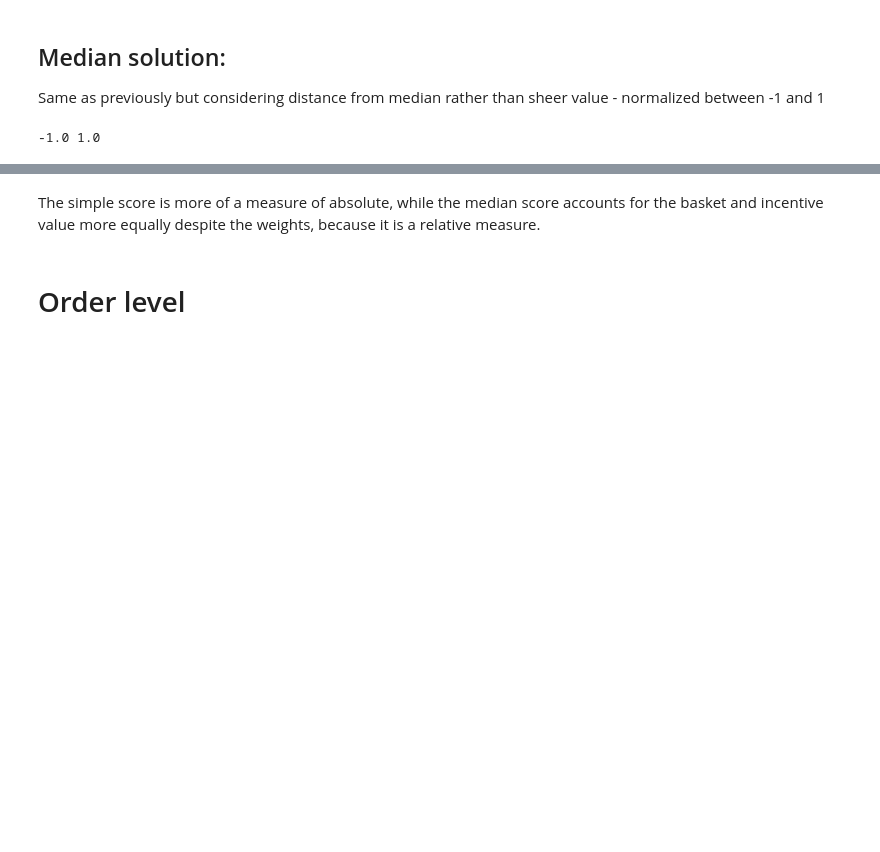
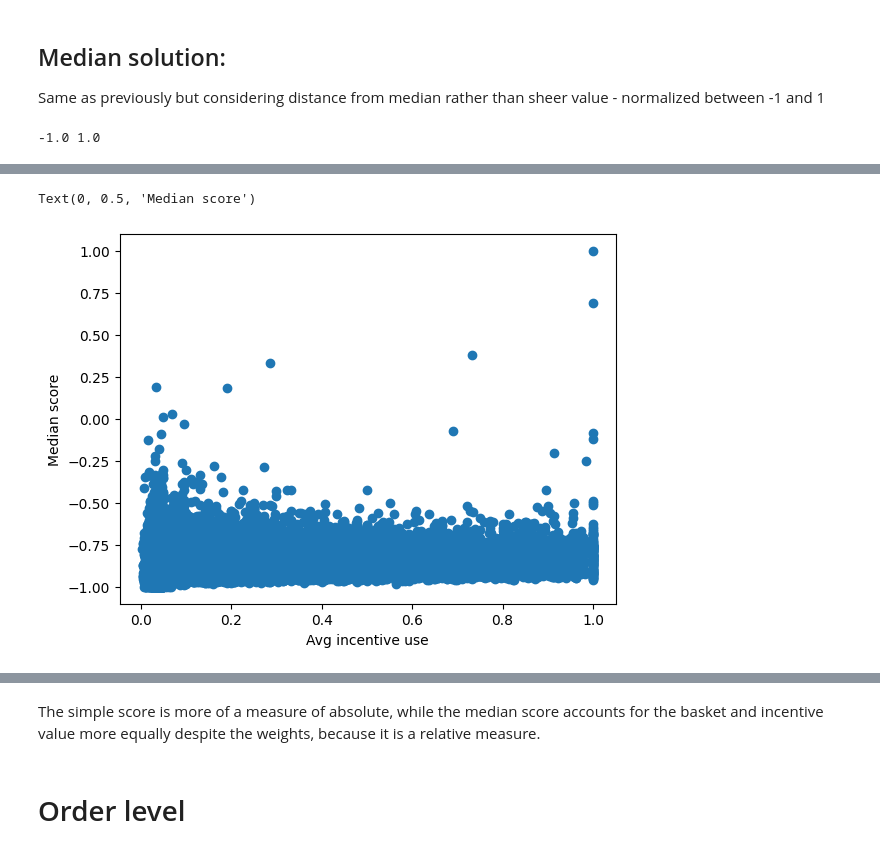
Before and after one commit to AChiaraCapuano/incentives_analysis, a Jupyter notebook: analysis_nb.ipynb, the cells around one changed output, grey strips where cells are left out. Cells and saved outputs as stored; diff of their text form; code cells hidden in the pictures; blank space fills up the shorter version.

```diff
--- a/analysis_nb.ipynb
+++ b/analysis_nb.ipynb
@@ -298,0 +235,7 @@ plt.legend(loc='upper right');
+# %%
+plt.scatter(df_sol['used_incentive'], df_sol['median_score_normalized']);
+plt.xlabel('Avg incentive use')
+plt.ylabel('Median score')
+# %% [output]
+Text(0, 0.5, 'Median score')
+[figure, added]
```
Also changed, not shown: parts of 25 cells of this notebook.
